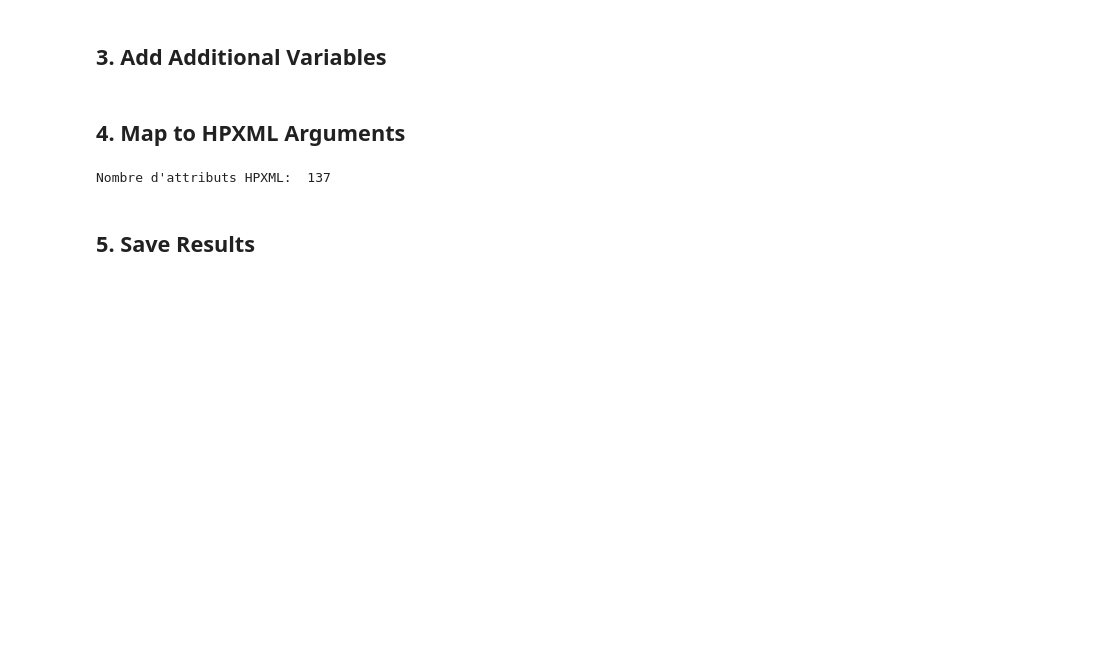
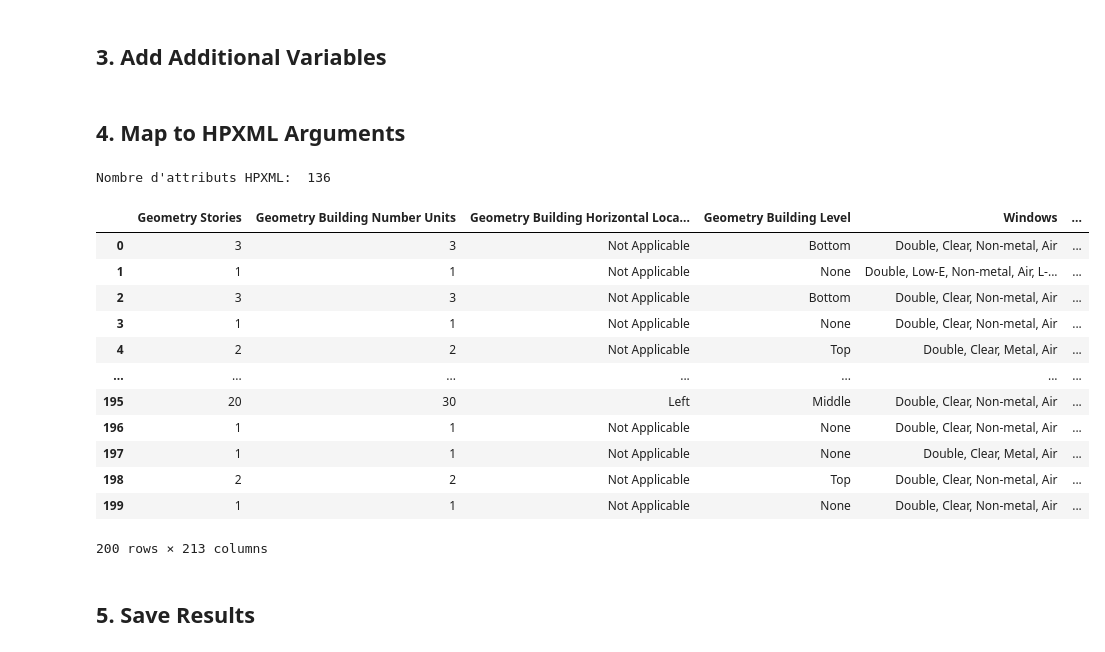
Before and after one commit to Febricant/sampler-simparc, a Jupyter notebook: src/main.ipynb, the cells around one changed output. Cells and saved outputs as stored; diff of their text form; code cells hidden in the pictures; blank space fills up the shorter version.

```diff
--- a/src/main.ipynb
+++ b/src/main.ipynb
@@ -54,16 +54,32 @@ lst_dct_args = [ d2 | d1 for d1, d2 in zip(lst_dct_args, lst_dct_args2)]#lst_dct
 # %%
 # Correspondance HPXML
 MapSample = MapHPXML()
 lst_dct_HPXML = MapSample.run(lst_dct_args)
 
 #Affichage et enregistrement
 print("Nombre d'attributs HPXML: ", len(lst_dct_HPXML[0].keys()))
 #display(df1)
 
 dfargs = pd.DataFrame(lst_dct_args)
 dfHPXML = pd.DataFrame(lst_dct_HPXML)
+#concat dataframe
+dfAll = pd.concat([dfargs, dfHPXML], axis=1)
+display(dfAll)
 # %% [output]
-Nombre d'attributs HPXML:  137
+Nombre d'attributs HPXML:  136
+|  | Geometry Stories | Geometry Building Number Units | Geometry Building Horizontal Loca... | Geometry Building Level | Windows | ... |
+| 0 | 3 | 3 | Not Applicable | Bottom | Double, Clear, Non-metal, Air | ... |
+| 1 | 1 | 1 | Not Applicable | None | Double, Low-E, Non-metal, Air, L-... | ... |
+| 2 | 3 | 3 | Not Applicable | Bottom | Double, Clear, Non-metal, Air | ... |
+| 3 | 1 | 1 | Not Applicable | None | Double, Clear, Non-metal, Air | ... |
+| 4 | 2 | 2 | Not Applicable | Top | Double, Clear, Metal, Air | ... |
+| ... | ... | ... | ... | ... | ... | ... |
+| 195 | 20 | 30 | Left | Middle | Double, Clear, Non-metal, Air | ... |
+| 196 | 1 | 1 | Not Applicable | None | Double, Clear, Non-metal, Air | ... |
+| 197 | 1 | 1 | Not Applicable | None | Double, Clear, Metal, Air | ... |
+| 198 | 2 | 2 | Not Applicable | Top | Double, Clear, Non-metal, Air | ... |
+| 199 | 1 | 1 | Not Applicable | None | Double, Clear, Non-metal, Air | ... |
+200 rows × 213 columns
 # %% [markdown]
 ## **5. Save Results**
 # %%
```
Also changed, not shown: parts of 3 cells of this notebook, 5 other files.
